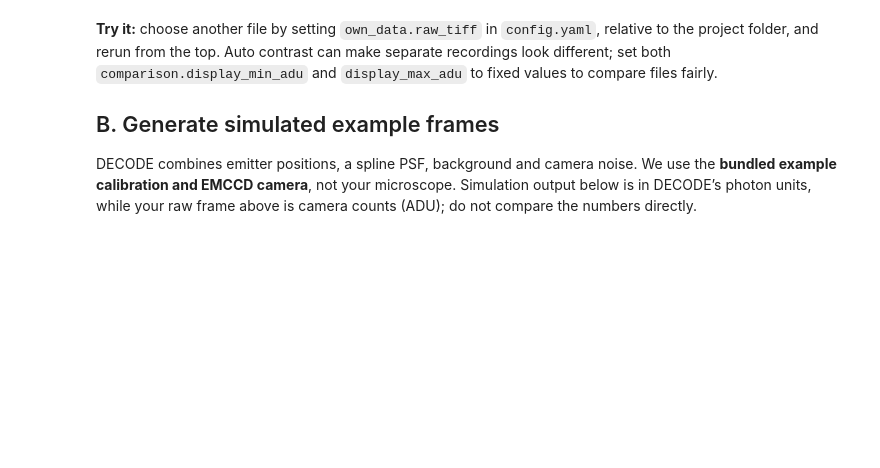
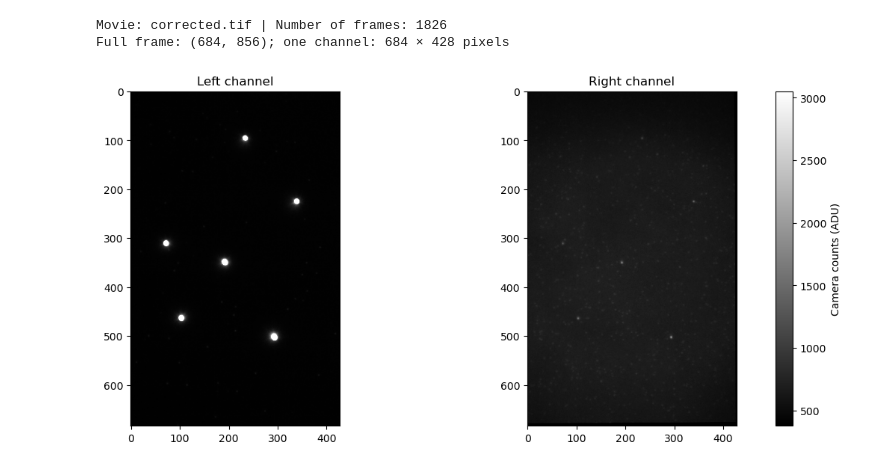
Before and after one commit to rohan2404/mphys, a Jupyter notebook: decode_walkthrough/01_simulation.ipynb, the cells around one changed output. Saved outputs shown, nothing was run; the diff lists cells and outputs as text; code cells hidden in the pictures; blank space fills up the shorter version.

```diff
--- a/decode_walkthrough/01_simulation.ipynb
+++ b/decode_walkthrough/01_simulation.ipynb
@@ -32,0 +7,17 @@ Project: /Users/rohan/Documents/projects/mphys | Config: /Users/rohan/Documents/
+# %%
+from pathlib import Path
+
+import matplotlib.pyplot as plt
+import numpy as np
+import tifffile
+import torch
+import decode.utils.param_io
+from decode.neuralfitter.train.random_simulation import setup_random_simulation
+
+# Works if VS Code starts the notebook in mphys/ or decode_walkthrough/.
+project = Path.cwd().resolve()
+if not (project / 'experimental_data_workflow').is_dir():
+    project = project.parent
+if not (project / 'experimental_data_workflow').is_dir():
+    raise FileNotFoundError('Open the notebook from the mphys project folder.')
+print('Project folder:', project)
@@ -33,30 +30,27 @@ Project: /Users/rohan/Documents/projects/mphys | Config: /Users/rohan/Documents/
 # %%
-# Choose a TIFF to inspect; the default is the first available low-density TIFF.
-# To choose your own, set own_data.raw_tiff in config.yaml.
-movie_path = project_path(CFG['own_data']['raw_tiff'])
-if movie_path is None:
-    candidates = sorted((ROOT / 'low_density_examples').glob('*.tif'))
-    if not candidates: raise FileNotFoundError('Set own_data.raw_tiff in config.yaml')
-    movie_path = candidates[0]
-frame_index = CFG['comparison']['frame_index']
+# To use another recording, replace this line, for example:
+# movie_path = project / 'data/high_density_examples/YOUR_FILE.tif'
+movie_path = project / "data/preprocessed_data/corrected.tif"
+frame_index = 0
+
 with tifffile.TiffFile(movie_path) as tif:
-    if frame_index >= len(tif.pages): raise ValueError('frame_index exceeds number of TIFF pages')
     raw = tif.pages[frame_index].asarray()
-    print('File:', movie_path.name, '| frames:', len(tif.pages), '| shape:', raw.shape, '| dtype:', raw.dtype)
-if raw.ndim != 2 or raw.shape[1] % 2: raise ValueError('Expected grayscale frame with equal-width left/right channels.')
+    print('Movie:', movie_path.name, '| Number of frames:', len(tif.pages))
+
+if raw.ndim != 2 or raw.shape[1] % 2:
+    raise ValueError('Expected one grayscale frame containing two equal-width channels.')
 left, right = np.split(raw, 2, axis=1)
-print('Each channel:', left.shape, 'pixels (height, width).')
-limits = CFG['comparison']
-vmin, vmax = limits['display_min_adu'], limits['display_max_adu']
-if vmin is None and vmax is None: vmin, vmax = np.percentile(raw, limits['percentiles'])
-elif vmin is None or vmax is None or vmin >= vmax: raise ValueError('Set both display limits, or leave both null.')
-fig, axes = plt.subplots(1,2,figsize=(12,5),constrained_layout=True)
-for ax, image, label in zip(axes,(left,right),('Left channel','Right channel')):
-    im=ax.imshow(image,cmap='gray',vmin=vmin,vmax=vmax); ax.set_title(label)
-    print(label,'ADU percentiles 1,50,99:',np.percentile(image,[1,50,99]).round(1))
-fig.colorbar(im,ax=axes,label='camera counts (ADU)'); plt.show()
+height, width = left.shape
+print(f'Full frame: {raw.shape}; one channel: {height} × {width} pixels')
+
+low, high = np.percentile(raw, [1, 99.9])
+fig, axes = plt.subplots(1, 2, figsize=(12, 5), constrained_layout=True)
+for ax, image, name in zip(axes, (left, right), ('Left channel', 'Right channel')):
+    im = ax.imshow(image, cmap='gray', vmin=low, vmax=high)
+    ax.set_title(name)
+fig.colorbar(im, ax=axes, label='Camera counts (ADU)')
+plt.show()
+# %% [output]
+Movie: corrected.tif | Number of frames: 1826
+Full frame: (684, 856); one channel: 684 × 428 pixels
+[figure, added]
-# %% [markdown]
-**Try it:** choose another file by setting `own_data.raw_tiff` in `config.yaml`, relative to the project folder, and rerun from the top. Auto contrast can make separate recordings look different; set both `comparison.display_min_adu` and `display_max_adu` to fixed values to compare files fairly.
-
-## B. Generate simulated example frames
-DECODE combines emitter positions, a spline PSF, background and camera noise. We use the **bundled example calibration and EMCCD camera**, not your microscope. Simulation output below is in DECODE’s photon units, while your raw frame above is camera counts (ADU); do not compare the numbers directly.
```
Also changed, not shown: parts of 14 cells of this notebook, 3 other files.
